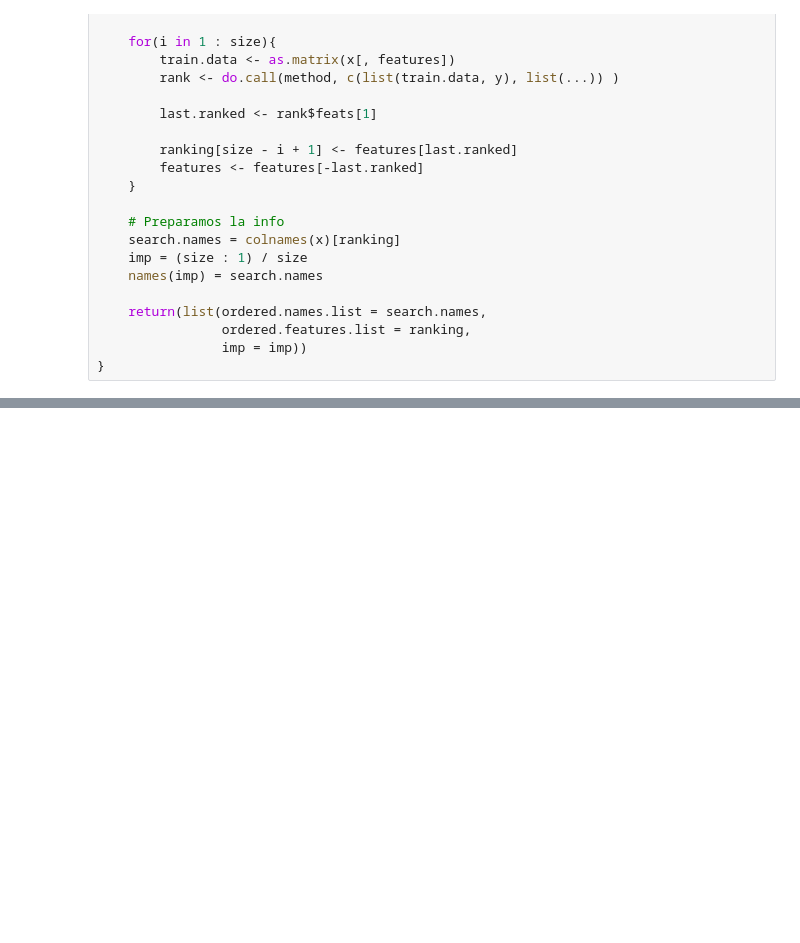
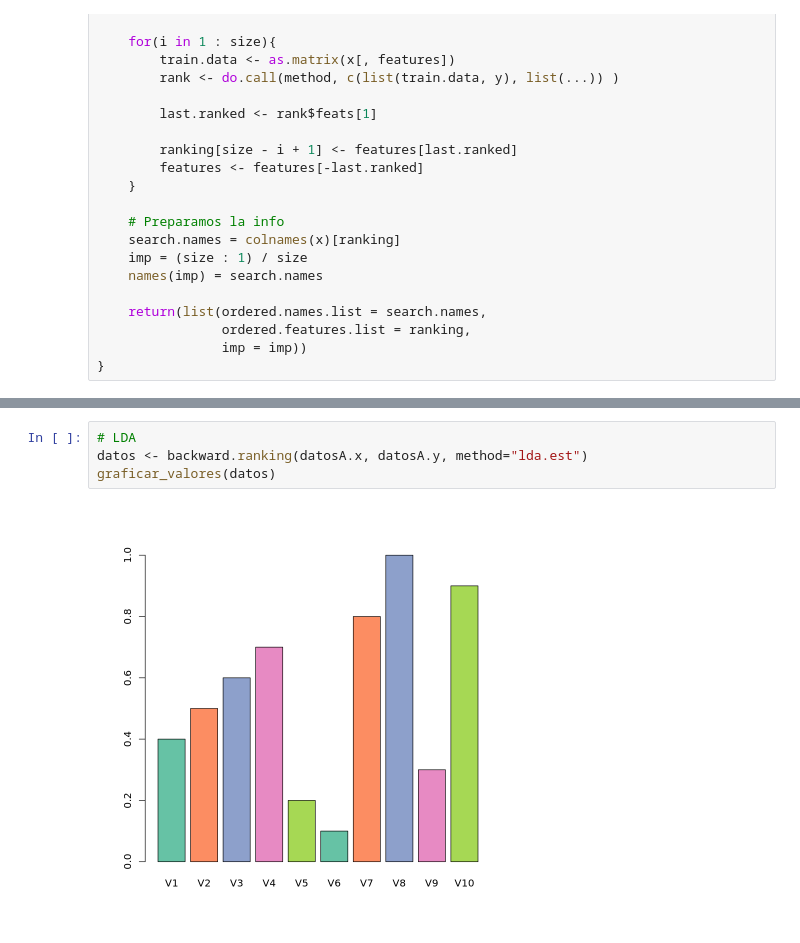
Before and after one commit to natimellino/mineria-de-datos, a Jupyter notebook: TP2.ipynb, the cells around one changed output, grey strips where cells are left out. Drawn from its saved outputs; the diff is of its cells as text; blank space fills up the shorter version.

```diff
--- a/TP2.ipynb
+++ b/TP2.ipynb
@@ -354,0 +351,6 @@ rfe.ranking <- function(x, y, method, ...){
+# %%
+# LDA
+datos <- backward.ranking(datosA.x, datosA.y, method="lda.est")
+graficar_valores(datos)
+# %% [output]
+[figure, added]
```
Also changed, not shown: parts of 20 cells of this notebook.
